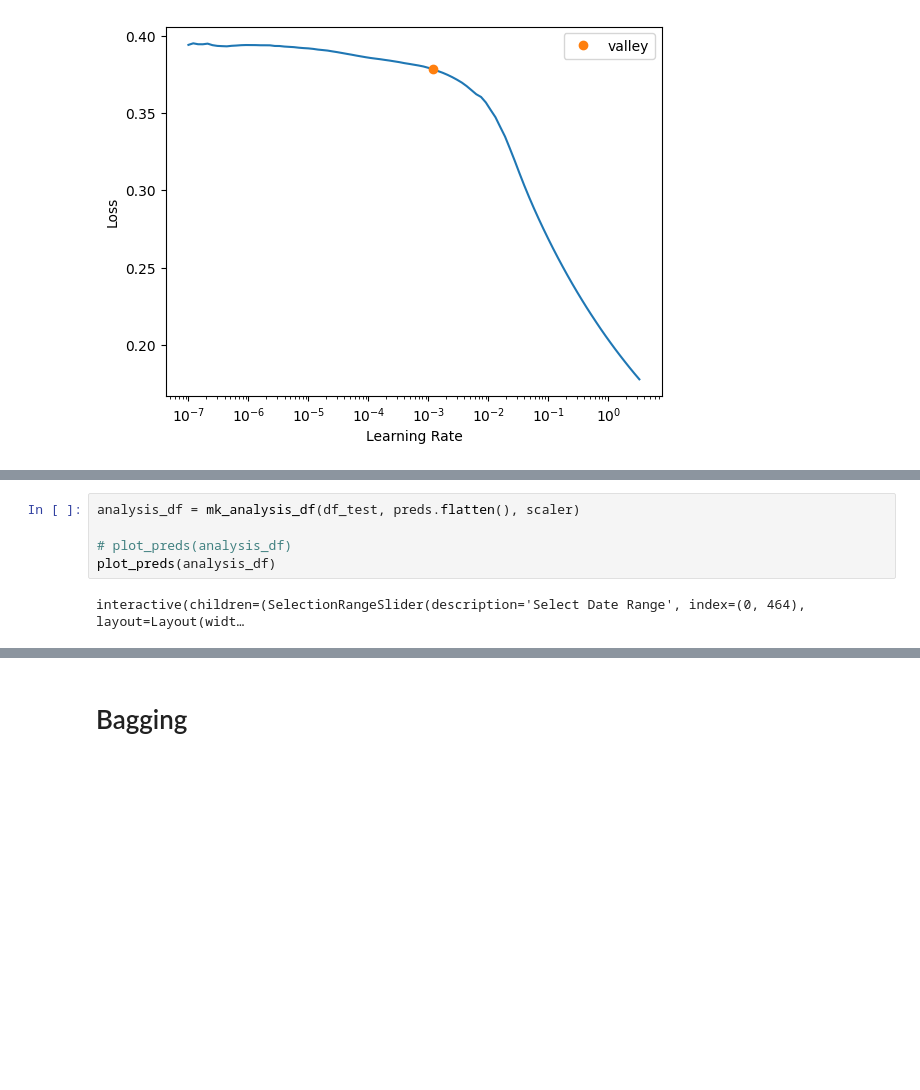
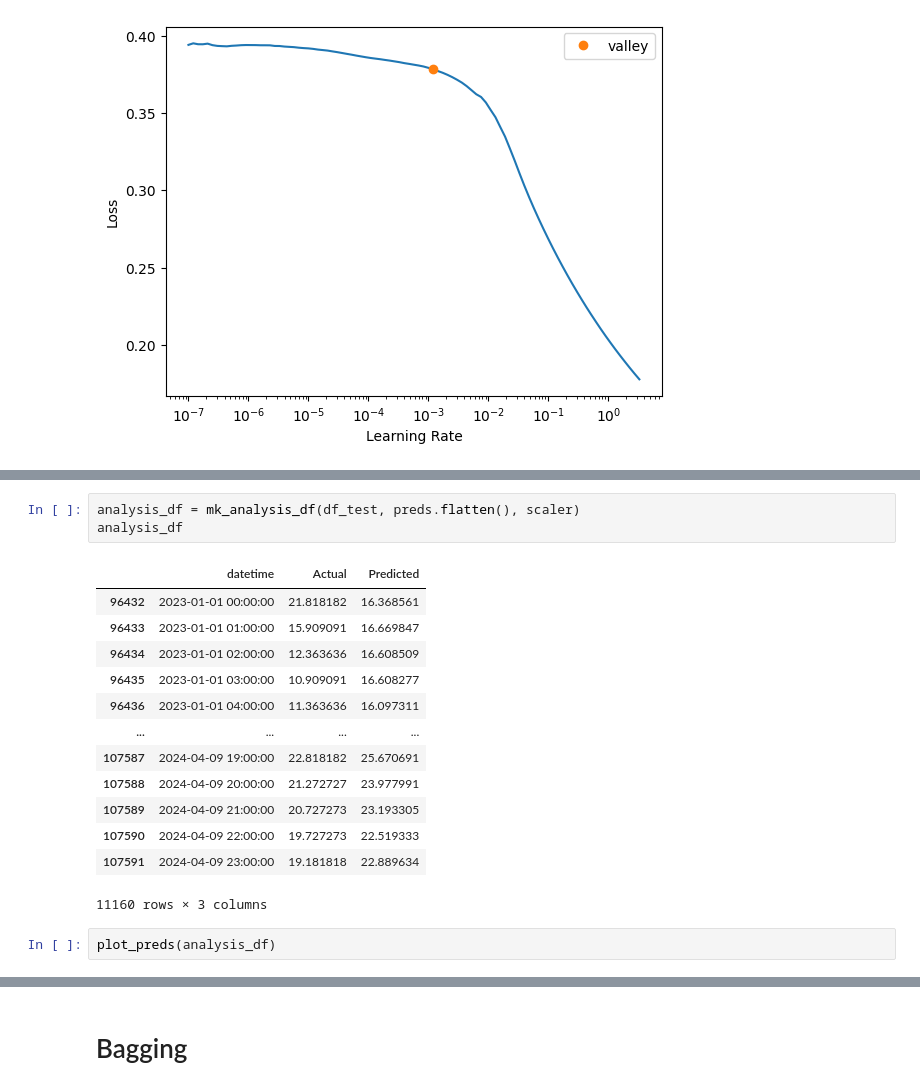
Before and after one commit to Magellol/montreal-aqi-predictions, a Jupyter notebook: index.ipynb, the cells around one changed output, grey strips where cells are left out. Cells and saved outputs as stored; diff of their text form; blank space fills up the shorter version.

```diff
--- a/index.ipynb
+++ b/index.ipynb
@@ -376,7 +376,19 @@ TensorBase(0.0462)
 # %%
 analysis_df = mk_analysis_df(df_test, preds.flatten(), scaler)
-
-# plot_preds(analysis_df)
-plot_preds(analysis_df)
+analysis_df
 # %% [output]
+|  | datetime | Actual | Predicted |
+| 96432 | 2023-01-01 00:00:00 | 21.818182 | 16.368561 |
+| 96433 | 2023-01-01 01:00:00 | 15.909091 | 16.669847 |
+| 96434 | 2023-01-01 02:00:00 | 12.363636 | 16.608509 |
+| 96435 | 2023-01-01 03:00:00 | 10.909091 | 16.608277 |
+| 96436 | 2023-01-01 04:00:00 | 11.363636 | 16.097311 |
+| ... | ... | ... | ... |
+| 107587 | 2024-04-09 19:00:00 | 22.818182 | 25.670691 |
+| 107588 | 2024-04-09 20:00:00 | 21.272727 | 23.977991 |
+| 107589 | 2024-04-09 21:00:00 | 20.727273 | 23.193305 |
+| 107590 | 2024-04-09 22:00:00 | 19.727273 | 22.519333 |
+| 107591 | 2024-04-09 23:00:00 | 19.181818 | 22.889634 |
-interactive(children=(SelectionRangeSlider(description='Select Date Range', index=(0, 464), layout=Layout(widt…
+11160 rows × 3 columns
+# %%
+plot_preds(analysis_df)
```
Also changed, not shown: parts of 6 cells of this notebook.
